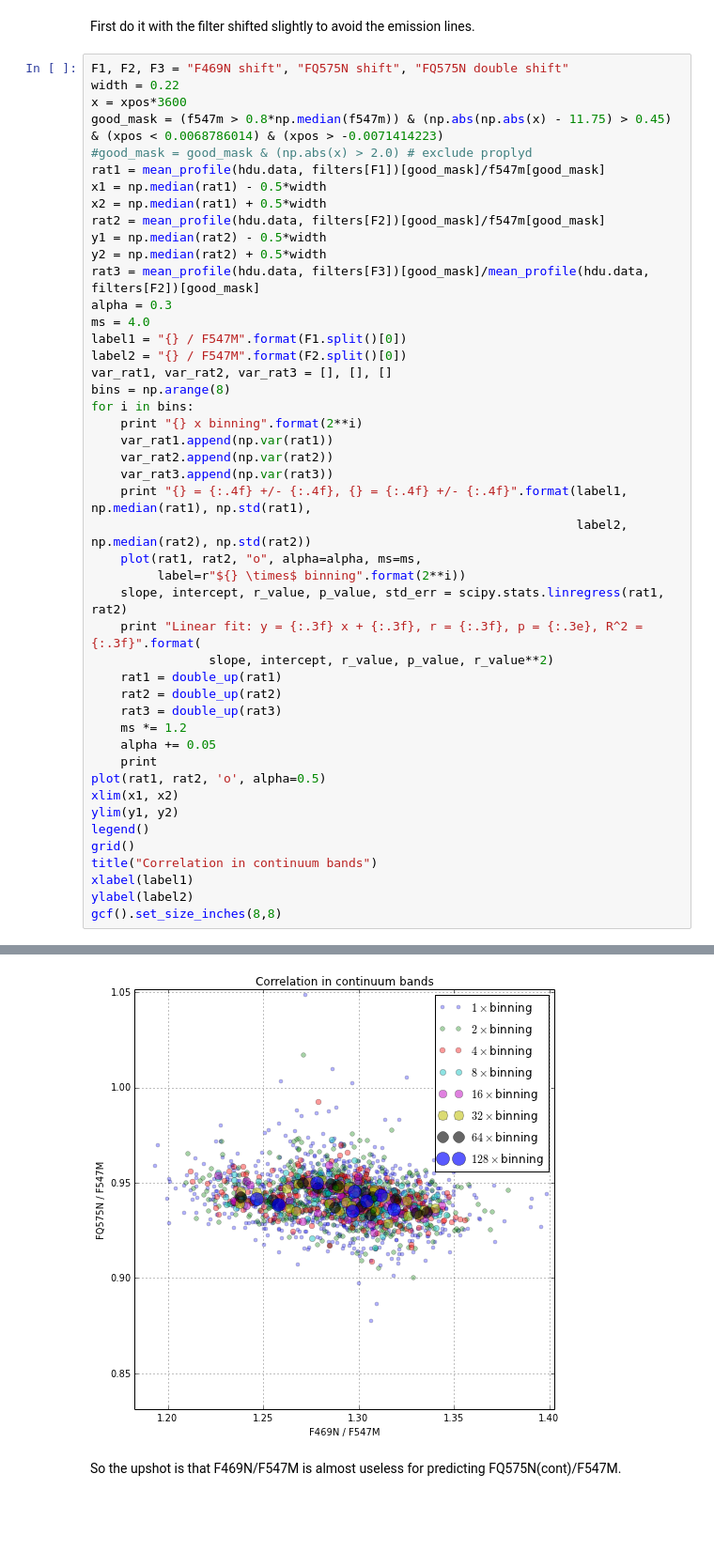
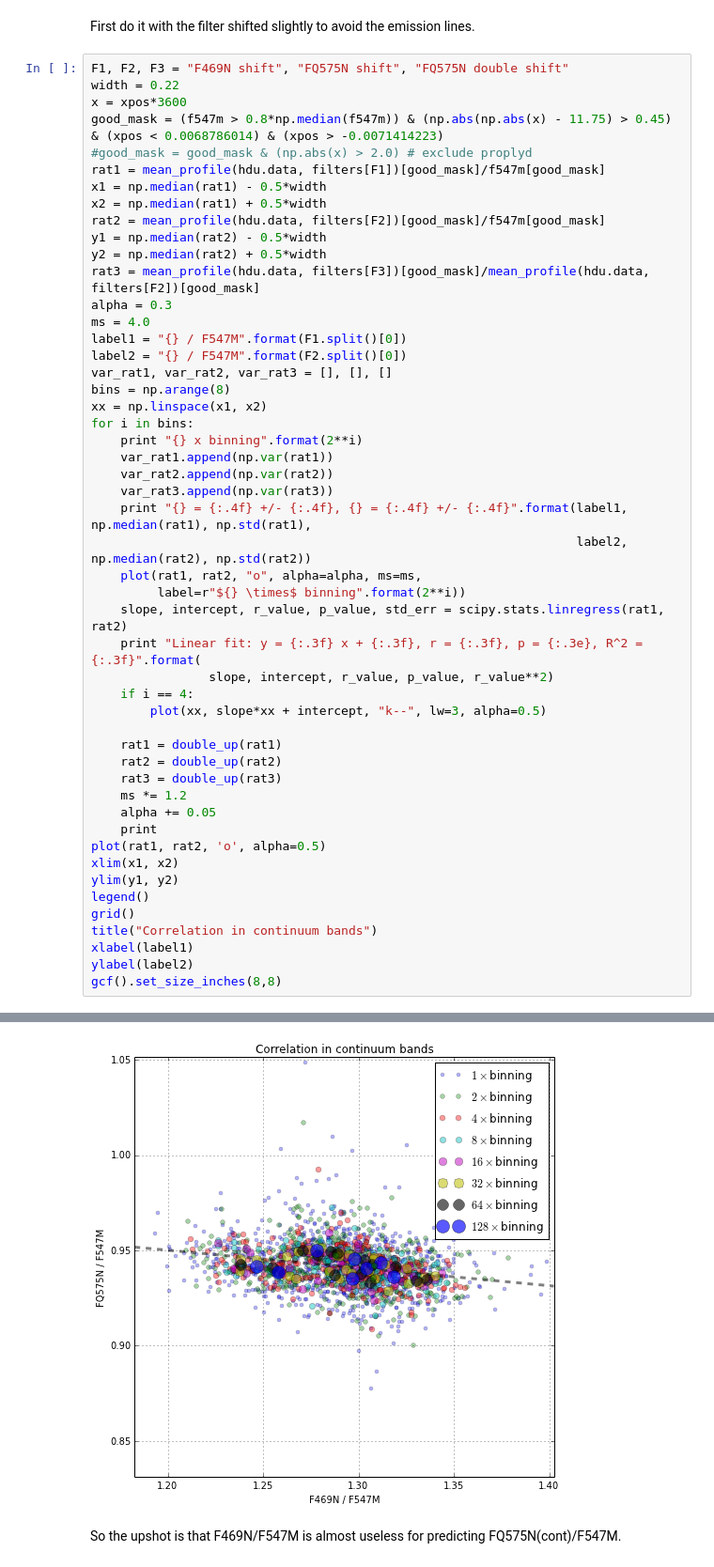
Before and after one commit to deprecated/orion-tsq, a Jupyter notebook: Bally STIS spectrum.ipynb, the cells around one changed output, grey strips where cells are left out. Shown at 94% size. Cells and saved outputs as stored; diff of their text form; blank space fills up the shorter version.

Commit message:
Lots of work on WFC3 images

```diff
--- a/Bally STIS spectrum.ipynb
+++ b/Bally STIS spectrum.ipynb
@@ -207,6 +207,7 @@ label1 = "{} / F547M".format(F1.split()[0])
 label2 = "{} / F547M".format(F2.split()[0])
 var_rat1, var_rat2, var_rat3 = [], [], []
 bins = np.arange(8)
+xx = np.linspace(x1, x2)
 for i in bins:
     print "{} x binning".format(2**i)
     var_rat1.append(np.var(rat1))
@@ -219,40 +220,43 @@ for i in bins:
     slope, intercept, r_value, p_value, std_err = scipy.stats.linregress(rat1, rat2)
     print "Linear fit: y = {:.3f} x + {:.3f}, r = {:.3f}, p = {:.3e}, R^2 = {:.3f}".format(
                 slope, intercept, r_value, p_value, r_value**2)
+    if i == 4:
+        plot(xx, slope*xx + intercept, "k--", lw=3, alpha=0.5)
+
     rat1 = double_up(rat1)
     rat2 = double_up(rat2)
     rat3 = double_up(rat3)
     ms *= 1.2
     alpha += 0.05
     print
 plot(rat1, rat2, 'o', alpha=0.5)
 xlim(x1, x2)
 ylim(y1, y2)
 legend()
 grid()
 title("Correlation in continuum bands")
 xlabel(label1)
 ylabel(label2)
 gcf().set_size_inches(8,8)
 # %% [output]
 1 x binning
 F469N / F547M = 1.2925 +/- 0.0339, FQ575N / F547M = 0.9413 +/- 0.0146
 Linear fit: y = -0.085 x + 1.052, r = -0.198, p = 6.718e-10, R^2 = 0.039
 
 2 x binning
 F469N / F547M = 1.2935 +/- 0.0321, FQ575N / F547M = 0.9409 +/- 0.0123
 Linear fit: y = -0.091 x + 1.060, r = -0.238, p = 1.374e-07, R^2 = 0.057
 
 4 x binning
 F469N / F547M = 1.2942 +/- 0.0307, FQ575N / F547M = 0.9419 +/- 0.0101
 Linear fit: y = -0.097 x + 1.067, r = -0.294, p = 3.525e-06, R^2 = 0.087
 
 ... (15 lines left out)
 
 128 x binning
 F469N / F547M = 1.2973 +/- 0.0241, FQ575N / F547M = 0.9413 +/- 0.0045
 Linear fit: y = -0.029 x + 0.979, r = -0.156, p = 7.113e-01, R^2 = 0.024
-[figure, old version]
+[figure, new version]
 # %% [markdown]
 So the upshot is that F469N/F547M is almost useless for predicting FQ575N(cont)/F547M.
 # %% [markdown]
```
Also changed, not shown: parts of 14 cells of this notebook, 2 other files.
